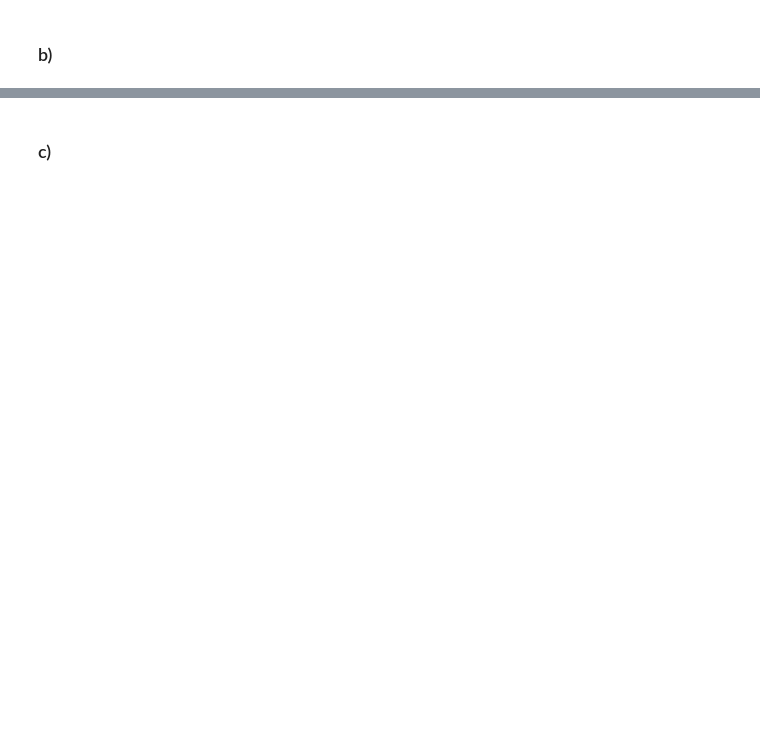
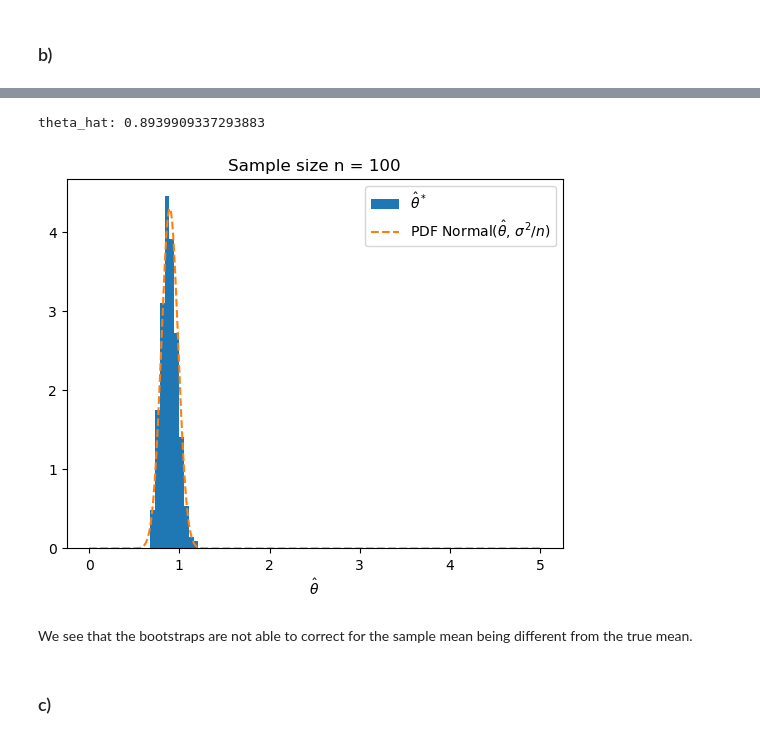
Before and after one commit to johnmagj/STK4051_coursework, a Jupyter notebook: Mandatory_assignment2/ma2.ipynb, the cells around one changed output, grey strips where cells are left out. Drawn from its saved outputs; the diff is of its cells as text; code cells hidden in the pictures; blank space fills up the shorter version.

```diff
--- a/Mandatory_assignment2/ma2.ipynb
+++ b/Mandatory_assignment2/ma2.ipynb
@@ -289,3 +314,38 @@ theta_hat: 1.0334831477638247
+# %%
+n = 100
+theta = 1.0
+
+original_sample = rng.exponential(scale=theta, size=n)
+
+theta_hat = np.mean(original_sample)
+print("theta_hat:", theta_hat)
+
+n_bootstraps = 1000
+
+bootstraps_theta_hat_star = np.zeros([n_bootstraps])
+
+for i in range(n_bootstraps):
+    bootstrap_sample = rng.exponential(scale=theta_hat, size=n)
+
+    bootstraps_theta_hat_star[i] = np.mean(bootstrap_sample)
+
+theta_hat_values = np.linspace(0, 5, 1000)
+
+plt.hist(bootstraps_theta_hat_star, density=True, label=r"$\hat \theta^*$")
+
+sigma2 = np.var(original_sample)
+plt.plot(theta_hat_values, norm.pdf(theta_hat_values, loc=theta_hat, scale=np.sqrt((sigma2)/n)), "--",
+         label=r"PDF Normal($\hat \theta$, $\sigma^2 /n$)")
+
+plt.xlabel(r"$\hat \theta$")
+plt.legend()
+plt.title(f"Sample size n = {n}")
+plt.show()
+# %% [output]
+theta_hat: 0.8939909337293883
+[figure, added]
+# %% [markdown]
+We see that the bootstraps are not able to correct for the sample mean being different from the true mean.
 # %% [markdown]
 ### c)
 # %%
```
Also changed, not shown: parts of 12 cells of this notebook.
